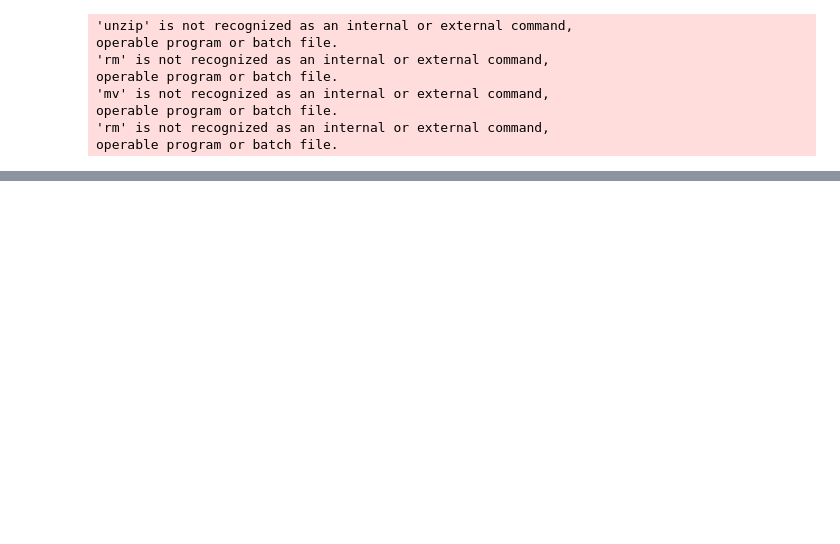
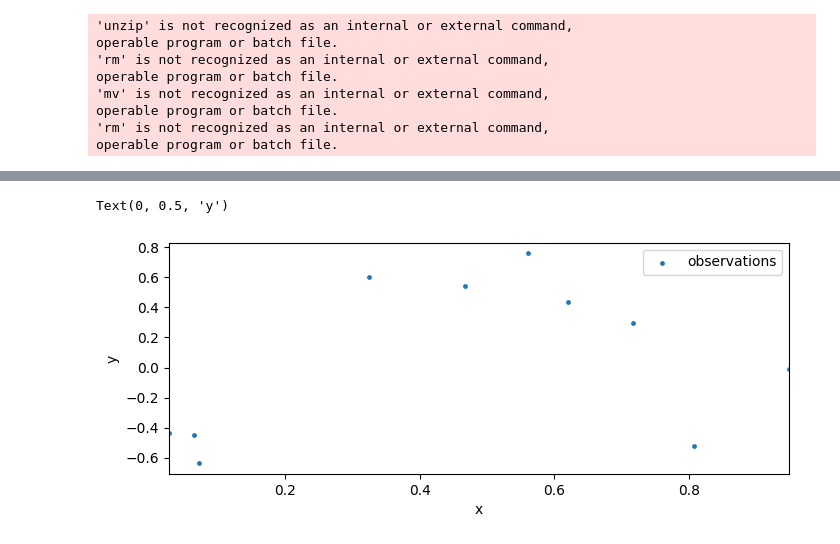
Before and after one commit to nextgenerationgraduatesprogram/nextgen25-mlai-workshop01, a Jupyter notebook: notebooks/main.ipynb, the cells around one changed output, grey strips where cells are left out. Saved outputs shown, nothing was run; the diff lists cells and outputs as text; code cells hidden in the pictures; blank space fills up the shorter version.

```diff
--- a/notebooks/main.ipynb
+++ b/notebooks/main.ipynb
@@ -24,0 +408,27 @@ operable program or batch file.
+# %%
+# noise observation process <-- improve this
+def observe_noisy(f, x):
+    # we often can't sample perfectly a point in the domain perfectly
+    x_noise = np.random.normal(0.15, 0.05, x.shape[0])
+    x_measure = x + x_noise
+
+    # we often can't measure the result perfectly
+    y_noise = np.random.normal(-0.13, 0.16, x.shape[0])
+    y_obs = f(x_measure) + y_noise
+
+    return y_obs
+
+# define a set of points we want to observe the function <-- sample more points
+x_meas = np.random.rand((10))
+y_obs = observe_noisy(f, x_meas)
+
+# plot the results
+fig, ax = plt.subplots(figsize=(8,3))
+ax.scatter(x_meas, y_obs, s=6, label="observations")
+ax.set_xlim(x_meas.min(), x_meas.max())
+ax.legend(loc="best")
+ax.set_xlabel("x")
+ax.set_ylabel("y")
+# %% [output]
+Text(0, 0.5, 'y')
+[figure, added]
```
Also changed, not shown: parts of 65 cells of this notebook.
